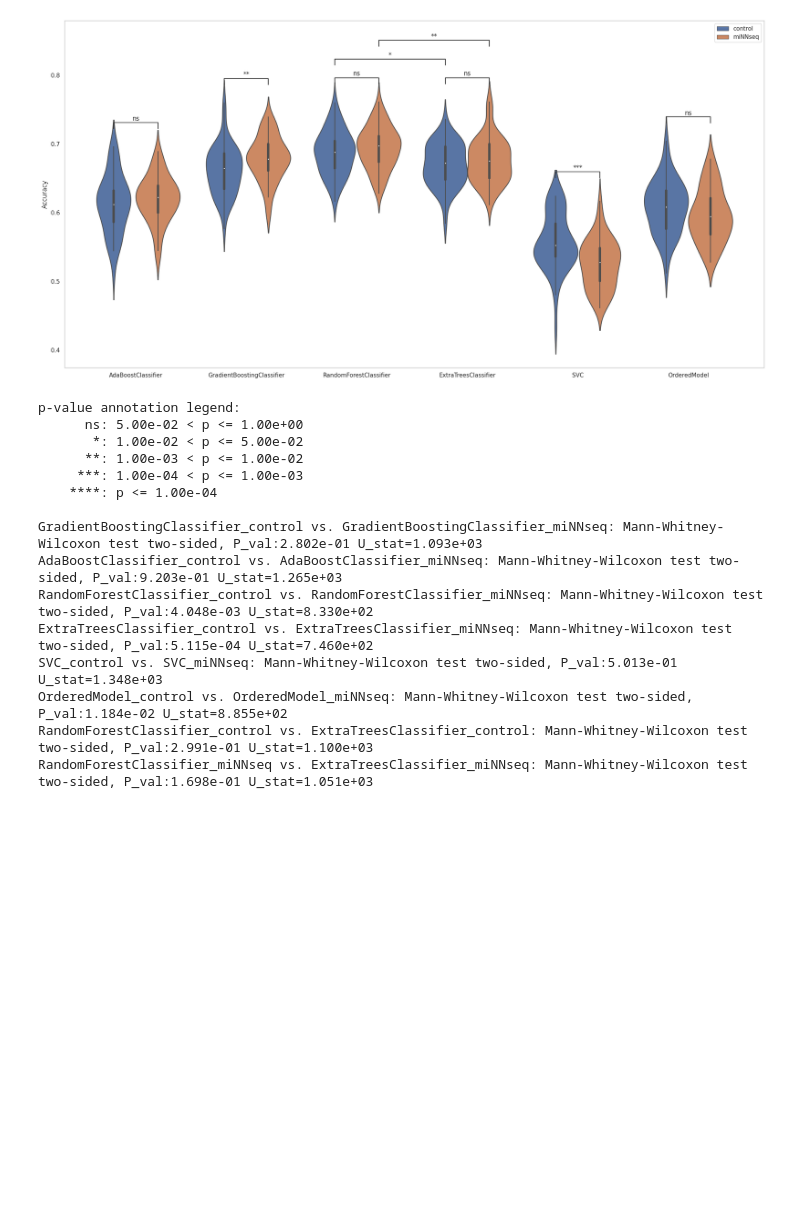
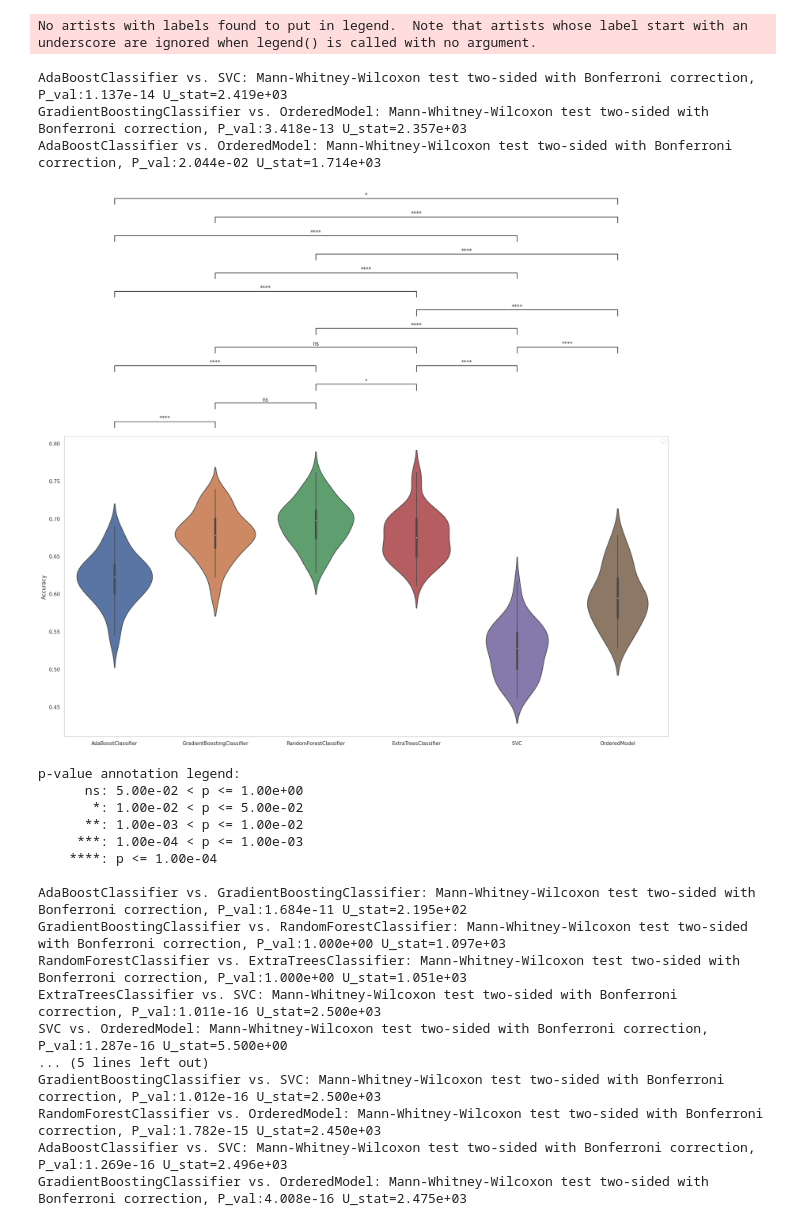
Before and after one commit to LMH0066/SSNHL, a Jupyter notebook: analyse/fill_influence_analyse.ipynb, the cells around one changed output. Drawn from its saved outputs; the diff is of its cells as text; code cells hidden in the pictures; blank space fills up the shorter version.

Commit message:
Adjust image

```diff
--- a/analyse/fill_influence_analyse.ipynb
+++ b/analyse/fill_influence_analyse.ipynb
@@ -16,7 +16,7 @@ def violinplot(data, x=None, y=None, hue=None, pairs=None, xlabel=None, ylabel=N
 
     if pairs:
         annotator = Annotator(ax, pairs, data=data, x=x, y=y, hue=hue)
-        annotator.configure(test='Mann-Whitney', text_format='star')
+        annotator.configure(test='Mann-Whitney', text_format='star', loc='outside', comparisons_correction="Bonferroni")
         annotator.apply_and_annotate()
 
     plt.legend()
@@ -43,26 +43,19 @@ control_acc = read_accuracy('../output/control')
 miNNseq_acc = read_accuracy('../output/miNNseq')
 # %%
 for target in ['minor', 'important', 'full', 'all']:
-    _control_acc = pd.melt(control_acc[target], value_vars=control_acc[target].columns)
     _miNNseq_acc = pd.melt(miNNseq_acc[target], value_vars=miNNseq_acc[target].columns)
 
-    _control_acc['category'] = 'control'
-    _miNNseq_acc['category'] = 'miNNseq'
-
+    methods = miNNseq_acc[target].columns
     pairs = [
-        ((method_name, 'control'), (method_name, 'miNNseq'))
-        for method_name in control_acc[target].columns
+        (methods[i], methods[j])
+        for i in range(len(methods))
+        for j in range(i + 1, len(methods))
     ]
-    pairs.extend([
-        (('RandomForestClassifier', 'control'), ('ExtraTreesClassifier', 'control')),
-        (('RandomForestClassifier', 'miNNseq'), ('ExtraTreesClassifier', 'miNNseq')),
-    ])
 
     violinplot(
-        pd.concat([_control_acc, _miNNseq_acc]),
+        _miNNseq_acc,
         x='variable',
         y='value',
-        hue='category',
         pairs=pairs,
         xlabel='',
         ylabel='Accuracy',
@@ -87,16 +84,22 @@ RandomForestClassifier_miNNseq vs. ExtraTreesClassifier_miNNseq: Mann-Whitney-Wi
+No artists with labels found to put in legend.  Note that artists whose label start with an underscore are ignored when legend() is called with no argument.
+AdaBoostClassifier vs. SVC: Mann-Whitney-Wilcoxon test two-sided with Bonferroni correction, P_val:1.137e-14 U_stat=2.419e+03
+GradientBoostingClassifier vs. OrderedModel: Mann-Whitney-Wilcoxon test two-sided with Bonferroni correction, P_val:3.418e-13 U_stat=2.357e+03
+AdaBoostClassifier vs. OrderedModel: Mann-Whitney-Wilcoxon test two-sided with Bonferroni correction, P_val:2.044e-02 U_stat=1.714e+03
-[figure, old version]
+[figure, new version]
-p-value annotation legend:
-      ns: 5.00e-02 < p <= 1.00e+00
-       *: 1.00e-02 < p <= 5.00e-02
-      **: 1.00e-03 < p <= 1.00e-02
-     ***: 1.00e-04 < p <= 1.00e-03
-    ****: p <= 1.00e-04
-
-GradientBoostingClassifier_control vs. GradientBoostingClassifier_miNNseq: Mann-Whitney-Wilcoxon test two-sided, P_val:2.802e-01 U_stat=1.093e+03
-AdaBoostClassifier_control vs. AdaBoostClassifier_miNNseq: Mann-Whitney-Wilcoxon test two-sided, P_val:9.203e-01 U_stat=1.265e+03
-RandomForestClassifier_control vs. RandomForestClassifier_miNNseq: Mann-Whitney-Wilcoxon test two-sided, P_val:4.048e-03 U_stat=8.330e+02
-ExtraTreesClassifier_control vs. ExtraTreesClassifier_miNNseq: Mann-Whitney-Wilcoxon test two-sided, P_val:5.115e-04 U_stat=7.460e+02
-SVC_control vs. SVC_miNNseq: Mann-Whitney-Wilcoxon test two-sided, P_val:5.013e-01 U_stat=1.348e+03
-OrderedModel_control vs. OrderedModel_miNNseq: Mann-Whitney-Wilcoxon test two-sided, P_val:1.184e-02 U_stat=8.855e+02
-RandomForestClassifier_control vs. ExtraTreesClassifier_control: Mann-Whitney-Wilcoxon test two-sided, P_val:2.991e-01 U_stat=1.100e+03
-RandomForestClassifier_miNNseq vs. ExtraTreesClassifier_miNNseq: Mann-Whitney-Wilcoxon test two-sided, P_val:1.698e-01 U_stat=1.051e+03
+p-value annotation legend:
+      ns: 5.00e-02 < p <= 1.00e+00
+       *: 1.00e-02 < p <= 5.00e-02
+      **: 1.00e-03 < p <= 1.00e-02
+     ***: 1.00e-04 < p <= 1.00e-03
+    ****: p <= 1.00e-04
+
+AdaBoostClassifier vs. GradientBoostingClassifier: Mann-Whitney-Wilcoxon test two-sided with Bonferroni correction, P_val:1.684e-11 U_stat=2.195e+02
+GradientBoostingClassifier vs. RandomForestClassifier: Mann-Whitney-Wilcoxon test two-sided with Bonferroni correction, P_val:1.000e+00 U_stat=1.097e+03
+RandomForestClassifier vs. ExtraTreesClassifier: Mann-Whitney-Wilcoxon test two-sided with Bonferroni correction, P_val:1.000e+00 U_stat=1.051e+03
+ExtraTreesClassifier vs. SVC: Mann-Whitney-Wilcoxon test two-sided with Bonferroni correction, P_val:1.011e-16 U_stat=2.500e+03
+SVC vs. OrderedModel: Mann-Whitney-Wilcoxon test two-sided with Bonferroni correction, P_val:1.287e-16 U_stat=5.500e+00
+... (5 lines left out)
+GradientBoostingClassifier vs. SVC: Mann-Whitney-Wilcoxon test two-sided with Bonferroni correction, P_val:1.012e-16 U_stat=2.500e+03
+RandomForestClassifier vs. OrderedModel: Mann-Whitney-Wilcoxon test two-sided with Bonferroni correction, P_val:1.782e-15 U_stat=2.450e+03
+AdaBoostClassifier vs. SVC: Mann-Whitney-Wilcoxon test two-sided with Bonferroni correction, P_val:1.269e-16 U_stat=2.496e+03
+GradientBoostingClassifier vs. OrderedModel: Mann-Whitney-Wilcoxon test two-sided with Bonferroni correction, P_val:4.008e-16 U_stat=2.475e+03
```
Also changed, not shown: parts of 2 cells of this notebook, 24 other files.
